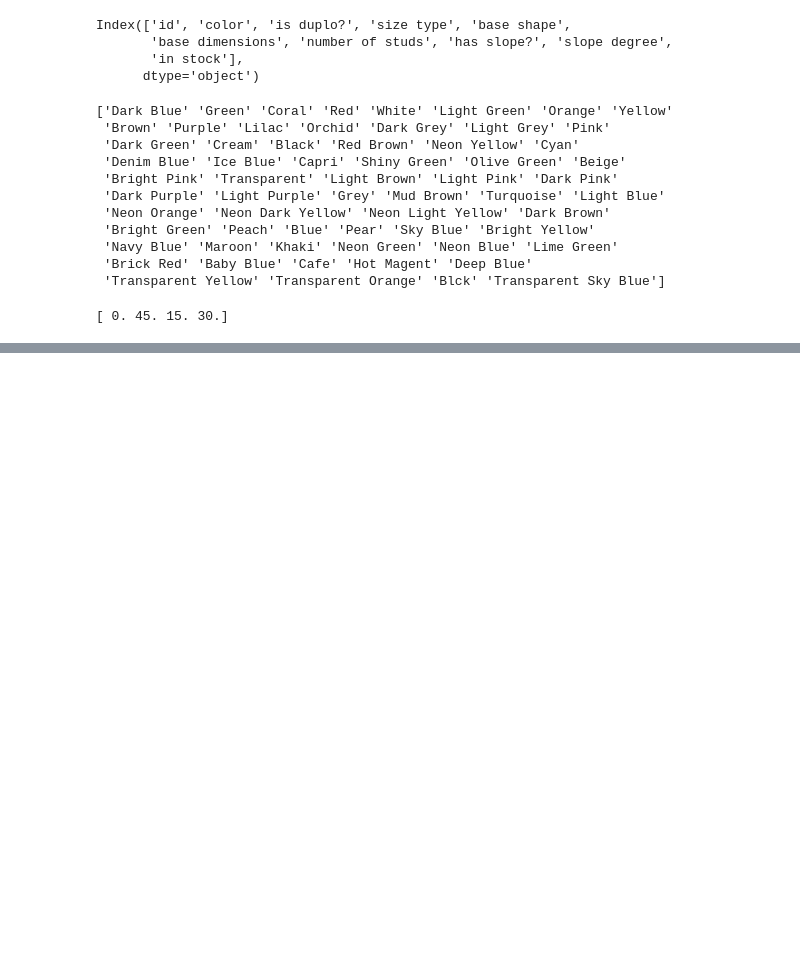
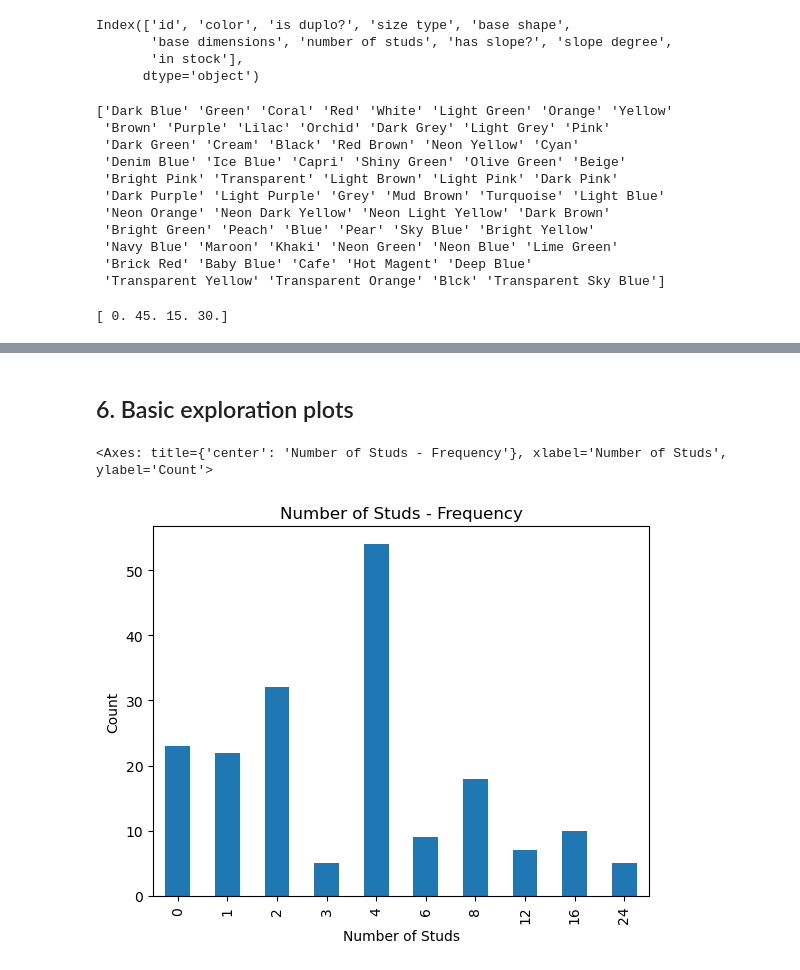
Before and after one commit to Titaniel3/ASDA_2025_Group_1_Portfolio_new, a Jupyter notebook: notebooks/week_03_group_1_notebook.ipynb, the cells around one changed output, grey strips where cells are left out. Cells and saved outputs as stored; diff of their text form; code cells hidden in the pictures; blank space fills up the shorter version.

Commit message:
did data inspection and basic exploration plots

```diff
--- a/notebooks/week_03_group_1_notebook.ipynb
+++ b/notebooks/week_03_group_1_notebook.ipynb
@@ -493,0 +555,8 @@ there are 34 duplicates
+# %%
+# Slope degree is still shown wrong. I will fix it by converting the variable into an Integer.
+
+df["slope degree"] = df["slope degree"].round().astype("Int64")
+
+# Control
+print(df["slope degree"].unique())
+print(df["slope degree"].dtype)
@@ -493,0 +620,14 @@ there are 34 duplicates
+# %% [markdown]
+## 6. Basic exploration plots
+# %%
+# Barplot for "number of studs"
+
+df["number of studs"].value_counts().sort_index().plot(
+    kind="bar",
+    title="Number of Studs - Frequency",
+    xlabel="Number of Studs",
+    ylabel="Count"
+)
+# %% [output]
+<Axes: title={'center': 'Number of Studs - Frequency'}, xlabel='Number of Studs', ylabel='Count'>
+[figure, added]
```
Also changed, not shown: parts of 14 cells of this notebook.
